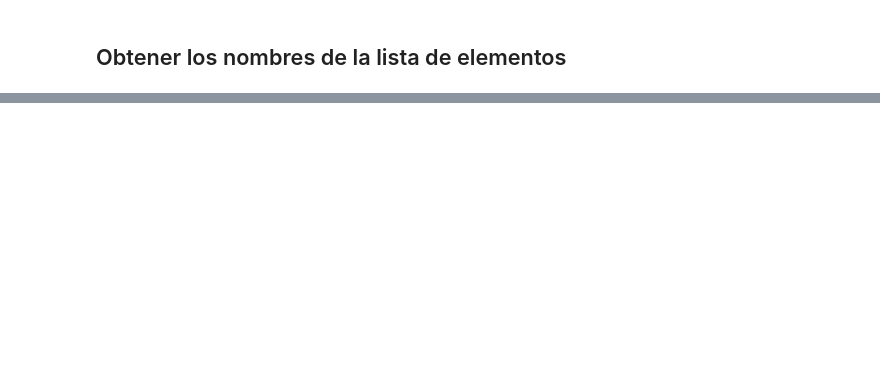
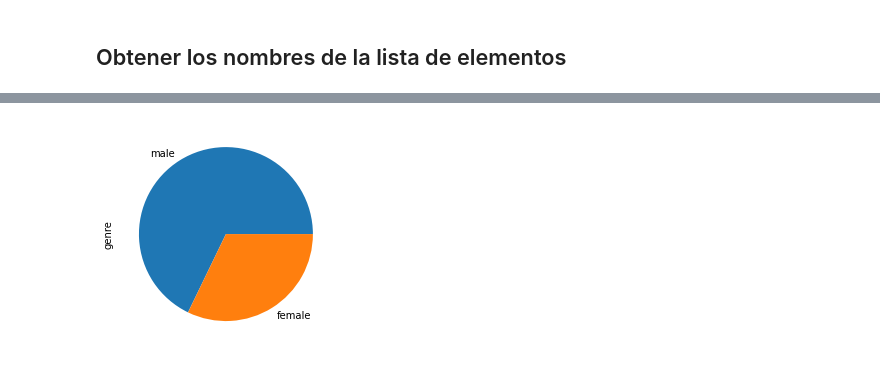
Before and after one commit to isdrael4590/DIALUNG, a Jupyter notebook: notebooks/ChinaCXRSet/Visualización Dataset.ipynb, the cells around one changed output, grey strips where cells are left out. Cells and saved outputs as stored; diff of their text form; code cells hidden in the pictures; blank space fills up the shorter version.

```diff
--- a/notebooks/ChinaCXRSet/Visualización Dataset.ipynb
+++ b/notebooks/ChinaCXRSet/Visualización Dataset.ipynb
@@ -108,0 +146,5 @@ plt.show()
+# %%
+valores_genero = panda_datos["genre"].value_counts()
+valores_genero = valores_genero.plot.pie()
+# %% [output]
+[figure, added]
```
Also changed, not shown: parts of 23 cells of this notebook.
